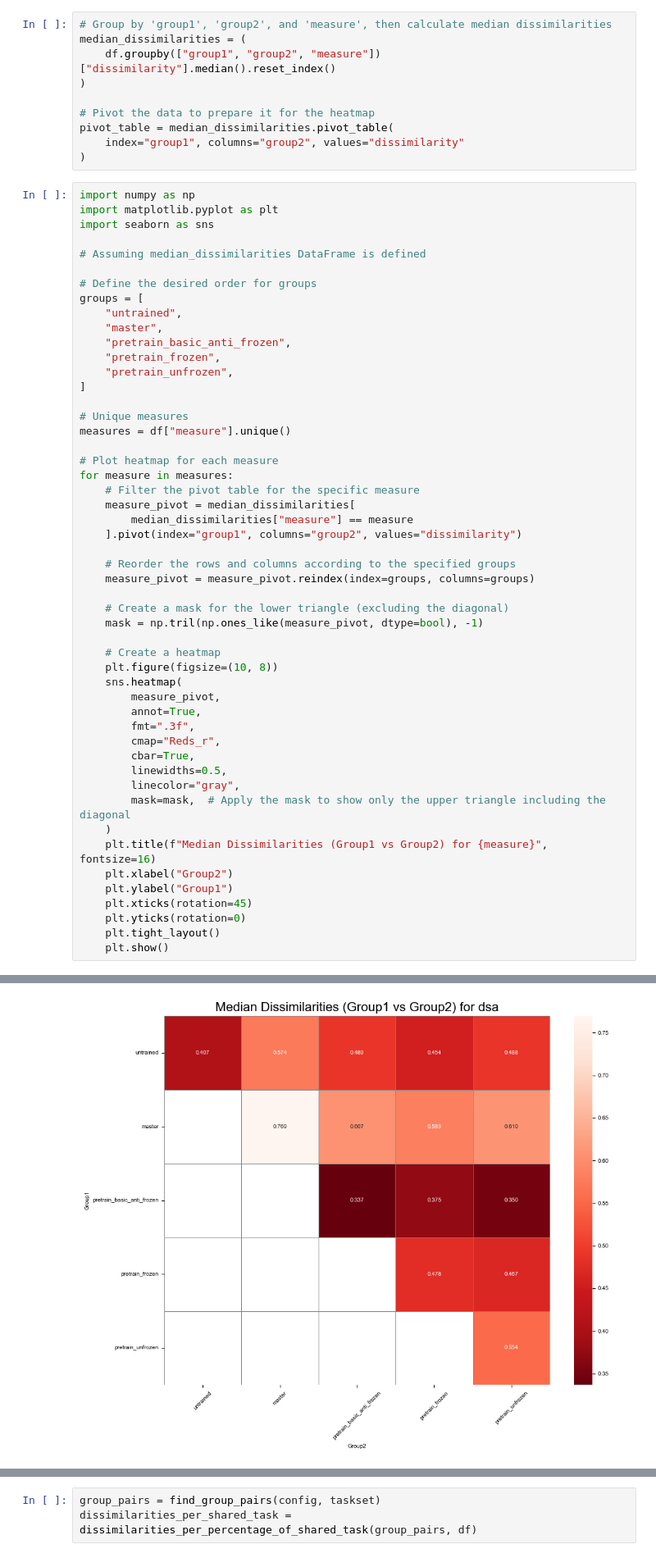
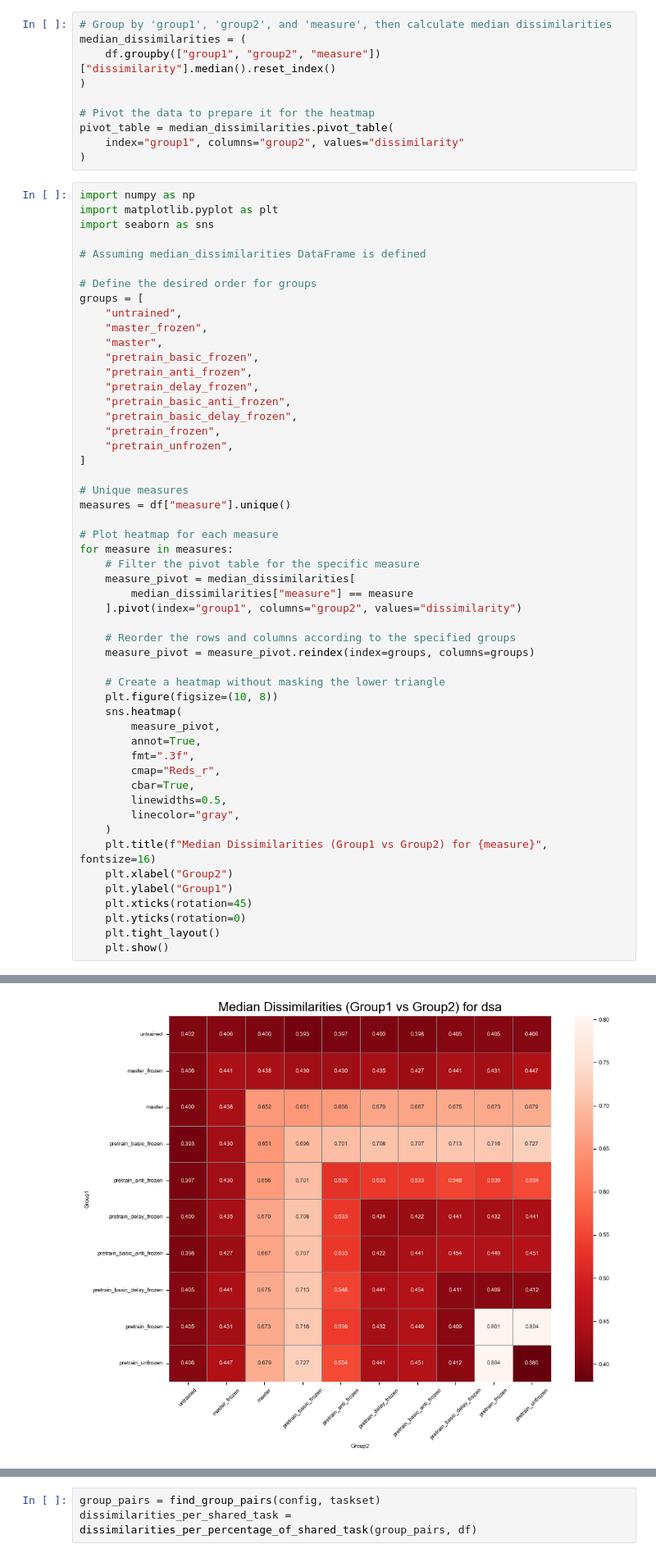
Before and after one commit to qglht/RepAL, a Jupyter notebook: notebooks/analysis_rnn_mamba.ipynb, the cells around one changed output, grey strips where cells are left out. Shown at 82% size. Cells and saved outputs as stored; diff of their text form.

```diff
--- a/notebooks/analysis_rnn_mamba.ipynb
+++ b/notebooks/analysis_rnn_mamba.ipynb
@@ -138,8 +138,13 @@ import seaborn as sns
 # Define the desired order for groups
 groups = [
     "untrained",
+    "master_frozen",
     "master",
+    "pretrain_basic_frozen",
+    "pretrain_anti_frozen",
+    "pretrain_delay_frozen",
     "pretrain_basic_anti_frozen",
+    "pretrain_basic_delay_frozen",
     "pretrain_frozen",
     "pretrain_unfrozen",
 ]
@@ -157,10 +162,7 @@ for measure in measures:
     # Reorder the rows and columns according to the specified groups
     measure_pivot = measure_pivot.reindex(index=groups, columns=groups)
 
-    # Create a mask for the lower triangle (excluding the diagonal)
-    mask = np.tril(np.ones_like(measure_pivot, dtype=bool), -1)
-
-    # Create a heatmap
+    # Create a heatmap without masking the lower triangle
     plt.figure(figsize=(10, 8))
     sns.heatmap(
         measure_pivot,
@@ -170,7 +172,6 @@ for measure in measures:
         cbar=True,
         linewidths=0.5,
         linecolor="gray",
-        mask=mask,  # Apply the mask to show only the upper triangle including the diagonal
     )
     plt.title(f"Median Dissimilarities (Group1 vs Group2) for {measure}", fontsize=16)
     plt.xlabel("Group2")
@@ -184 +185 @@ for measure in measures:
-[figure, old version]
+[figure, new version]
```
Also changed, not shown: parts of 7 cells of this notebook, 2 other files.
